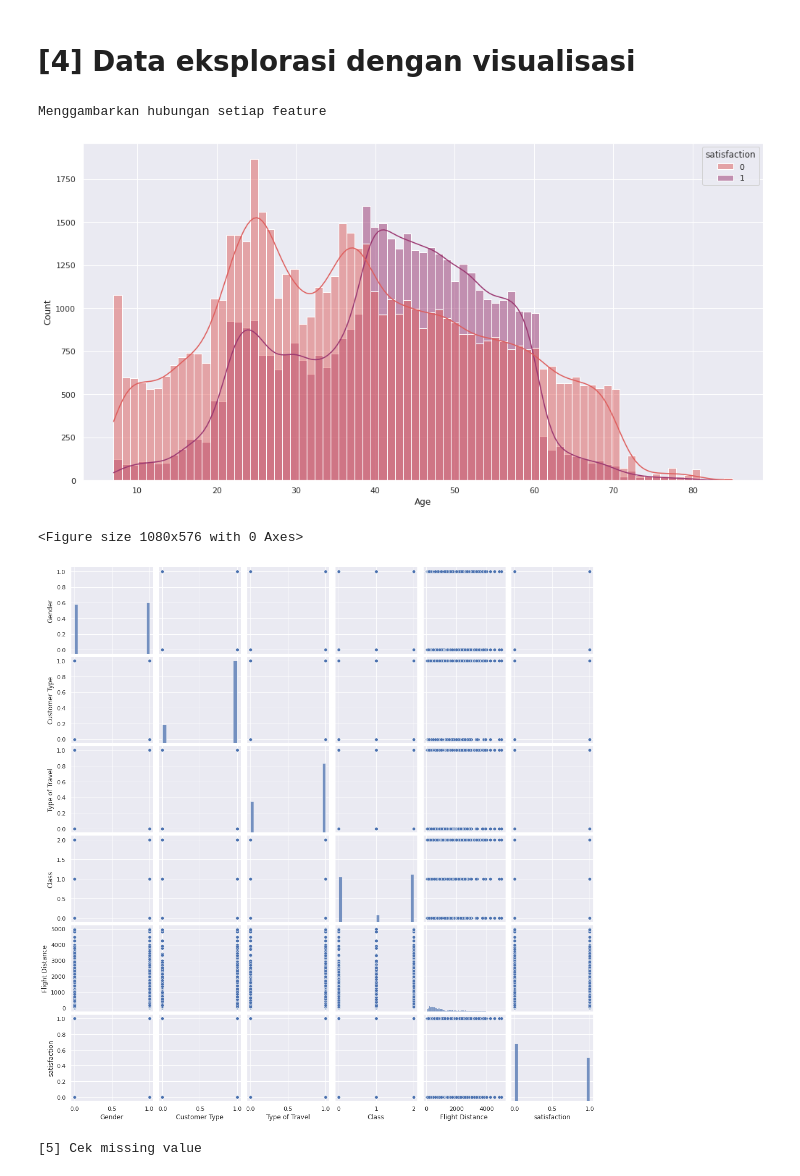
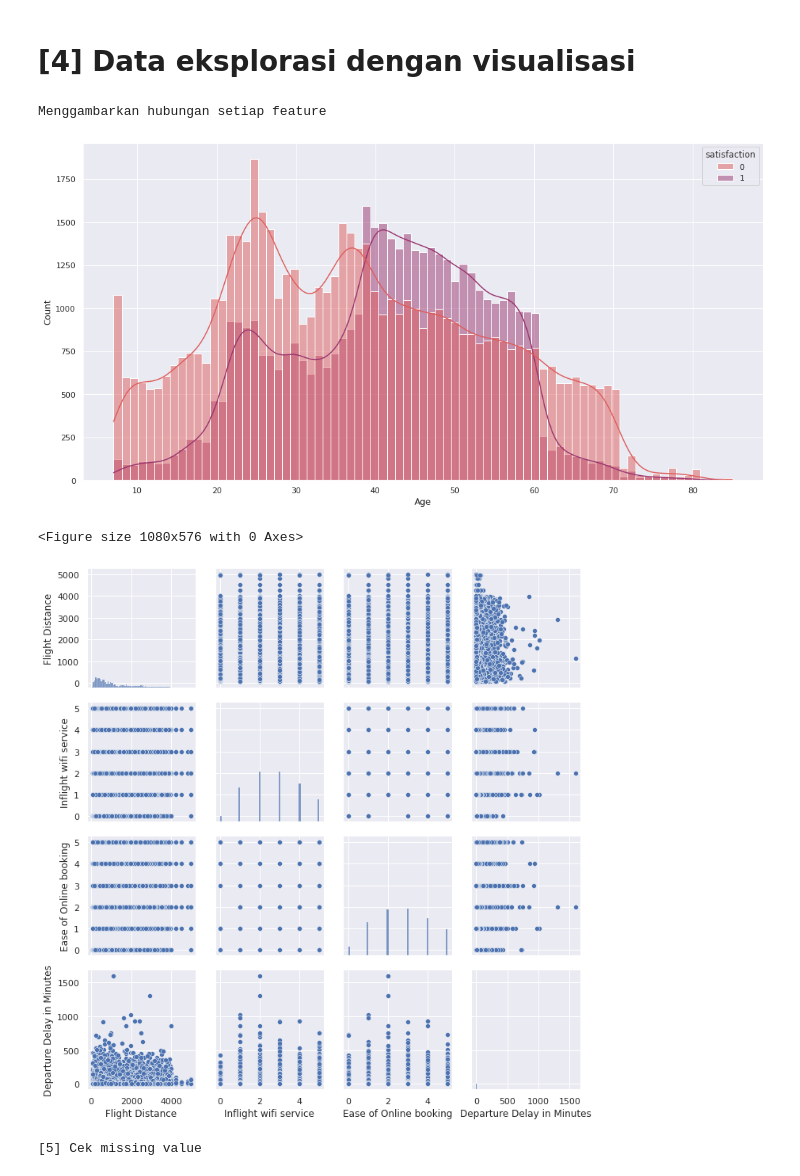
Before and after one commit to halimkun/data-science-lanjut, a Jupyter notebook: uts_faisal_halim.ipynb, the cells around one changed output. Cells and saved outputs as stored; diff of their text form; code cells hidden in the pictures.

```diff
--- a/uts_faisal_halim.ipynb
+++ b/uts_faisal_halim.ipynb
@@ -168,29 +167,29 @@ dtype: int64
 # %%
 # Library
 import matplotlib.pyplot as plt
 import seaborn as sns
 
 # SETTING: matplotlib dan seaborn
 sns.set_style('whitegrid')
 plt.style.use('fivethirtyeight')
 
-column_to_show = ['Gender', 'Customer Type', 'Type of Travel', 'Class', 'Flight Distance', 'satisfaction']
+column_to_show = ['Flight Distance', 'Inflight wifi service', 'Ease of Online booking','Departure Delay in Minutes']
 
 # 4. data eksplorasi dengan visualisasi
 # 4a. Visualisasi umur yang dibandingkan dengan kepuasan pelanggan menggunakan seaborn
-sns.set(rc = {'figure.figsize':(15,8)})
+sns.set(rc = {'figure.figsize':(10,8)})
 sns.histplot(x='Age',hue="satisfaction",data=dtrain,kde=True,palette="flare")
 
 # 4b. Gunakan pairplot() dari seaborn (sns) modul untuk menggambarkan hubungan setiap feature.
 print("Menggambarkan hubungan setiap feature")
 plt.figure()
 sns.pairplot(dtrain[column_to_show])
 plt.show()
 # %% [output]
 Menggambarkan hubungan setiap feature
 [figure]
 <Figure size 1080x576 with 0 Axes>
-[figure, old version]
+[figure, new version]
 # %%
 print("[5] Cek missing value")
 dtrain.isnull().sum().sum()
```
Also changed, not shown: parts of 5 cells of this notebook.
